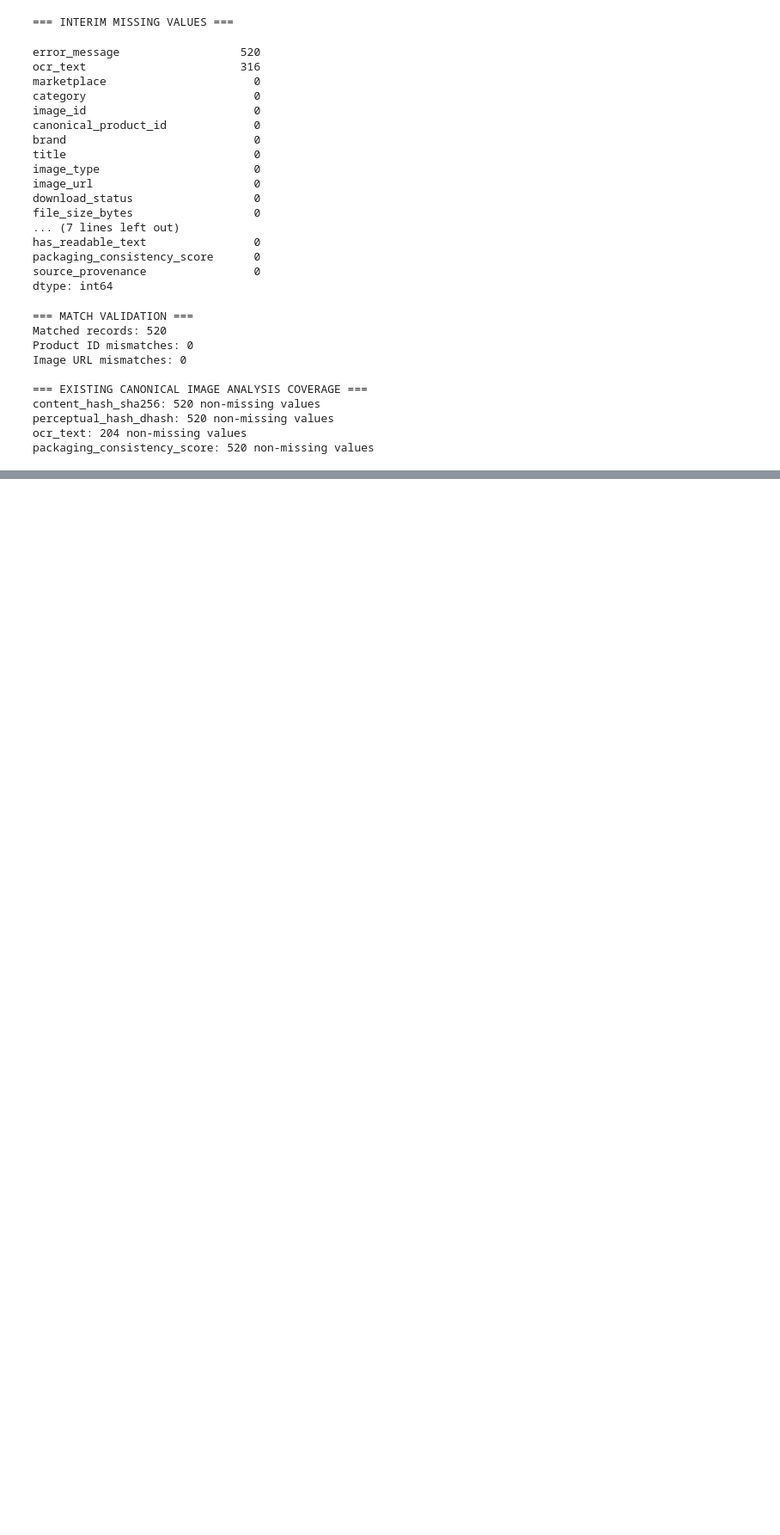
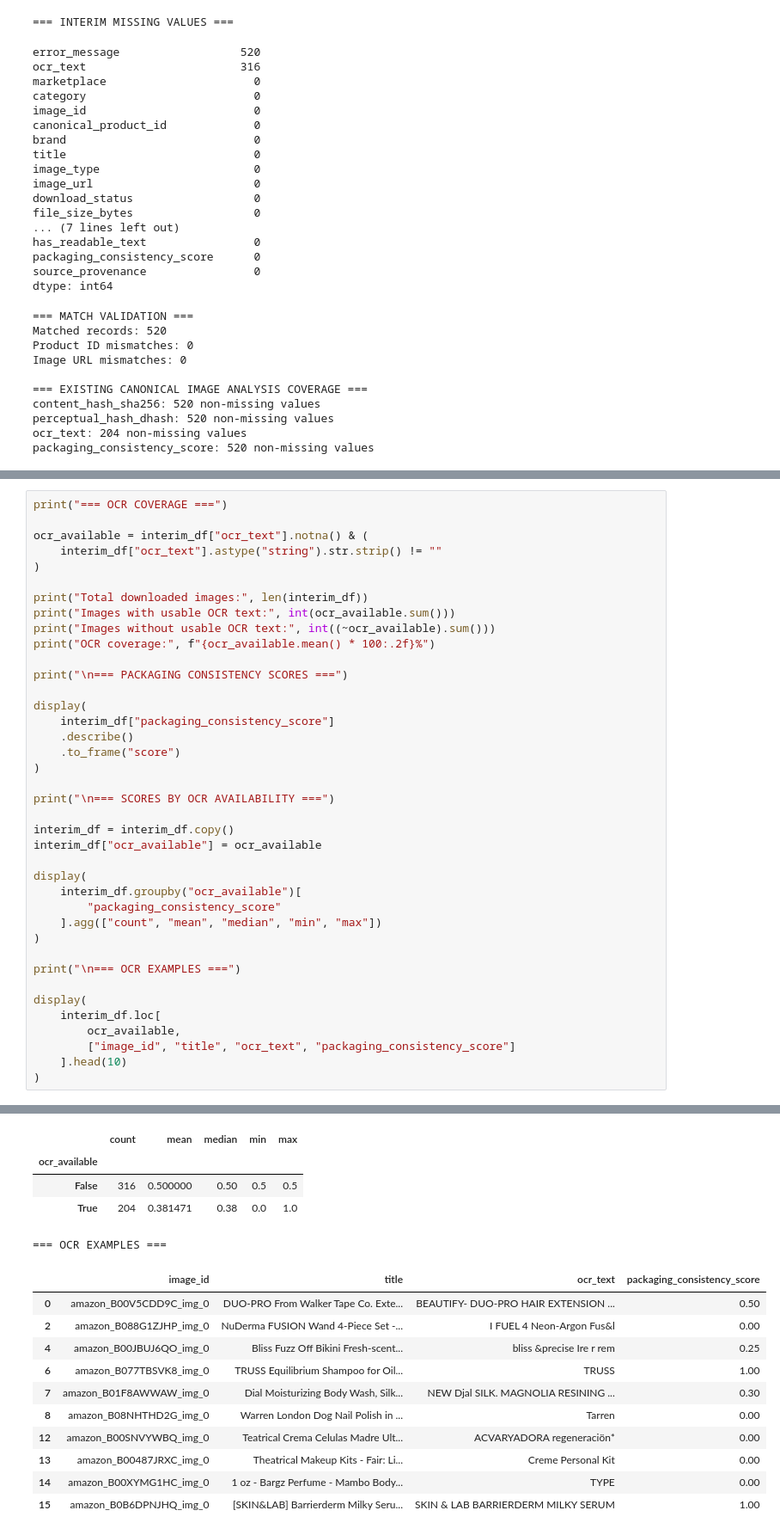
Before and after one commit to shruti316/ai-marketplace-analyzer, a Jupyter notebook: notebooks/05_computer_vision.ipynb, the cells around one changed output, grey strips where cells are left out. Shown at 86% size. Drawn from its saved outputs; the diff is of its cells as text; blank space fills up the shorter version.

```diff
--- a/notebooks/05_computer_vision.ipynb
+++ b/notebooks/05_computer_vision.ipynb
@@ -930,0 +1016,40 @@ packaging_consistency_score: 520 non-missing values
+# %%
+print("=== OCR COVERAGE ===")
+
+ocr_available = interim_df["ocr_text"].notna() & (
+    interim_df["ocr_text"].astype("string").str.strip() != ""
+)
+
+print("Total downloaded images:", len(interim_df))
+print("Images with usable OCR text:", int(ocr_available.sum()))
+print("Images without usable OCR text:", int((~ocr_available).sum()))
+print("OCR coverage:", f"{ocr_available.mean() * 100:.2f}%")
+
+print("\n=== PACKAGING CONSISTENCY SCORES ===")
+
+display(
+    interim_df["packaging_consistency_score"]
+    .describe()
+    .to_frame("score")
+)
+
+print("\n=== SCORES BY OCR AVAILABILITY ===")
+
+interim_df = interim_df.copy()
+interim_df["ocr_available"] = ocr_available
+
+display(
+    interim_df.groupby("ocr_available")[
+        "packaging_consistency_score"
+    ].agg(["count", "mean", "median", "min", "max"])
+)
+
+print("\n=== OCR EXAMPLES ===")
+
+display(
+    interim_df.loc[
+        ocr_available,
+        ["image_id", "title", "ocr_text", "packaging_consistency_score"]
+    ].head(10)
+)
+# %% [output]
@@ -930,0 +1073,16 @@ packaging_consistency_score: 520 non-missing values
+|  | count | mean | median | min | max |
+| ocr_available |  |  |  |  |  |
+| False | 316 | 0.500000 | 0.50 | 0.5 | 0.5 |
+| True | 204 | 0.381471 | 0.38 | 0.0 | 1.0 |
+=== OCR EXAMPLES ===
+|  | image_id | title | ocr_text | packaging_consistency_score |
+| 0 | amazon_B00V5CDD9C_img_0 | DUO-PRO From Walker Tape Co. Exte... | BEAUTIFY- DUO-PRO HAIR EXTENSION ... | 0.50 |
+| 2 | amazon_B088G1ZJHP_img_0 | NuDerma FUSION Wand 4-Piece Set -... | I FUEL 4 Neon-Argon Fus&l | 0.00 |
+| 4 | amazon_B00JBUJ6QO_img_0 | Bliss Fuzz Off Bikini Fresh-scent... | bliss &precise Ire r rem | 0.25 |
+| 6 | amazon_B077TBSVK8_img_0 | TRUSS Equilibrium Shampoo for Oil... | TRUSS | 1.00 |
+| 7 | amazon_B01F8AWWAW_img_0 | Dial Moisturizing Body Wash, Silk... | NEW Djal SILK. MAGNOLIA RESINING ... | 0.30 |
+| 8 | amazon_B08NHTHD2G_img_0 | Warren London Dog Nail Polish in ... | Tarren | 0.00 |
+| 12 | amazon_B00SNVYWBQ_img_0 | Teatrical Crema Celulas Madre Ult... | ACVARYADORA regeneraciön* | 0.00 |
+| 13 | amazon_B00487JRXC_img_0 | Theatrical Makeup Kits - Fair: Li... | Creme Personal Kit | 0.00 |
+| 14 | amazon_B00XYMG1HC_img_0 | 1 oz - Bargz Perfume - Mambo Body... | TYPE | 0.00 |
+| 15 | amazon_B0B6DPNJHQ_img_0 | [SKIN&LAB] Barrierderm Milky Seru... | SKIN & LAB BARRIERDERM MILKY SERUM | 1.00 |
```
Also changed, not shown: parts of 14 cells of this notebook.
